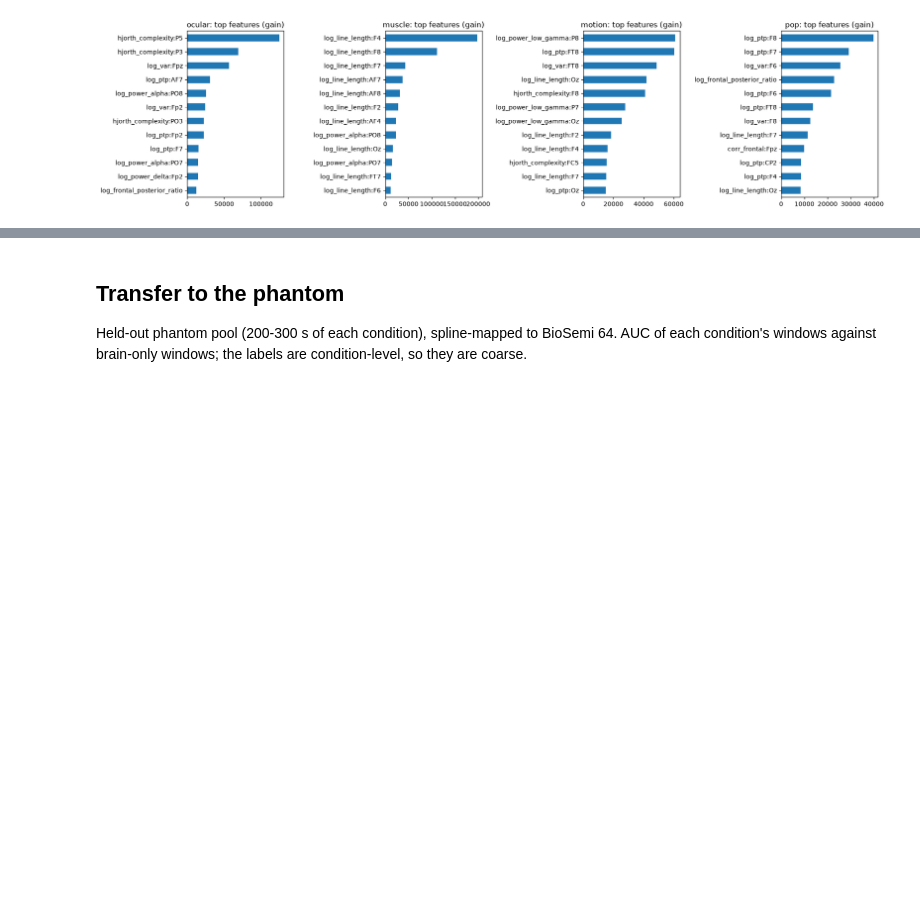
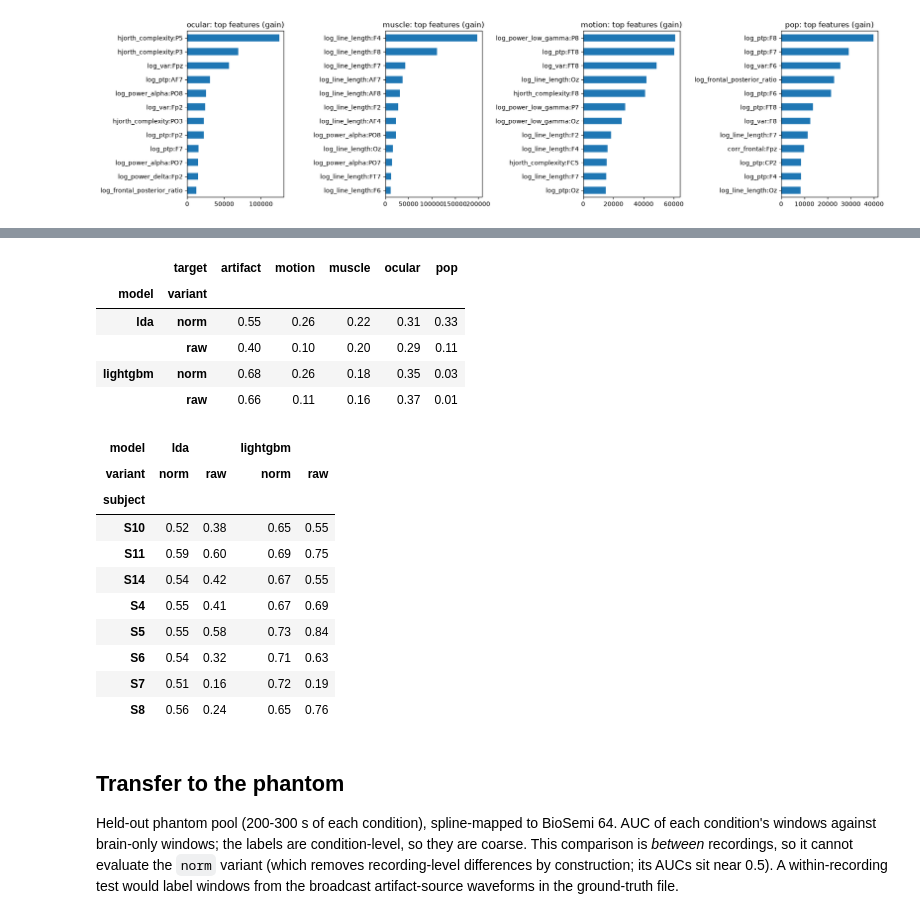
Before and after one commit to Oiggy/cocktail-cortical, a Jupyter notebook: adr/notebooks/04_detectors.ipynb, the cells around one changed output, grey strips where cells are left out. Saved outputs shown, nothing was run; the diff lists cells and outputs as text; code cells hidden in the pictures; blank space fills up the shorter version.

```diff
--- a/adr/notebooks/04_detectors.ipynb
+++ b/adr/notebooks/04_detectors.ipynb
@@ -123,8 +161,37 @@ fig.tight_layout()
+# %%
+if RUN_DATASET1:
+    flags = pd.concat([transfer.dataset1_clean_flag_rates(variant=v) for v in ("raw", "norm")])
+else:
+    flags = pd.read_csv(det_dir / "dataset1_clean_flag_rates_128Hz.csv")
+display(flags.pivot_table(index=["model", "variant"], columns="target", values="flag_rate", aggfunc="median").round(2))
+flags[flags["target"] == "artifact"].pivot_table(index="subject", columns=["model", "variant"], values="flag_rate").round(2)
+# %% [output]
+|  | target | artifact | motion | muscle | ocular | pop |
+| model | variant |  |  |  |  |  |
+| lda | norm | 0.55 | 0.26 | 0.22 | 0.31 | 0.33 |
+|  | raw | 0.40 | 0.10 | 0.20 | 0.29 | 0.11 |
+| lightgbm | norm | 0.68 | 0.26 | 0.18 | 0.35 | 0.03 |
+|  | raw | 0.66 | 0.11 | 0.16 | 0.37 | 0.01 |
+| model | lda |  | lightgbm |  |
+| variant | norm | raw | norm | raw |
+| subject |  |  |  |  |
+| S10 | 0.52 | 0.38 | 0.65 | 0.55 |
+| S11 | 0.59 | 0.60 | 0.69 | 0.75 |
+| S14 | 0.54 | 0.42 | 0.67 | 0.55 |
+| S4 | 0.55 | 0.41 | 0.67 | 0.69 |
+| S5 | 0.55 | 0.58 | 0.73 | 0.84 |
+| S6 | 0.54 | 0.32 | 0.71 | 0.63 |
+| S7 | 0.51 | 0.16 | 0.72 | 0.19 |
+| S8 | 0.56 | 0.24 | 0.65 | 0.76 |
 # %% [markdown]
 ## Transfer to the phantom
 
 Held-out phantom pool (200-300 s of each condition), spline-mapped to
 BioSemi 64. AUC of each condition's windows against brain-only windows;
-the labels are condition-level, so they are coarse.
+the labels are condition-level, so they are coarse. This comparison is
+*between* recordings, so it cannot evaluate the `norm` variant (which
+removes recording-level differences by construction; its AUCs sit near
+0.5). A within-recording test would label windows from the broadcast
+artifact-source waveforms in the ground-truth file.
 # %%
 if RUN_TRANSFER:
```
Also changed, not shown: parts of 6 cells of this notebook, 8 other files.
